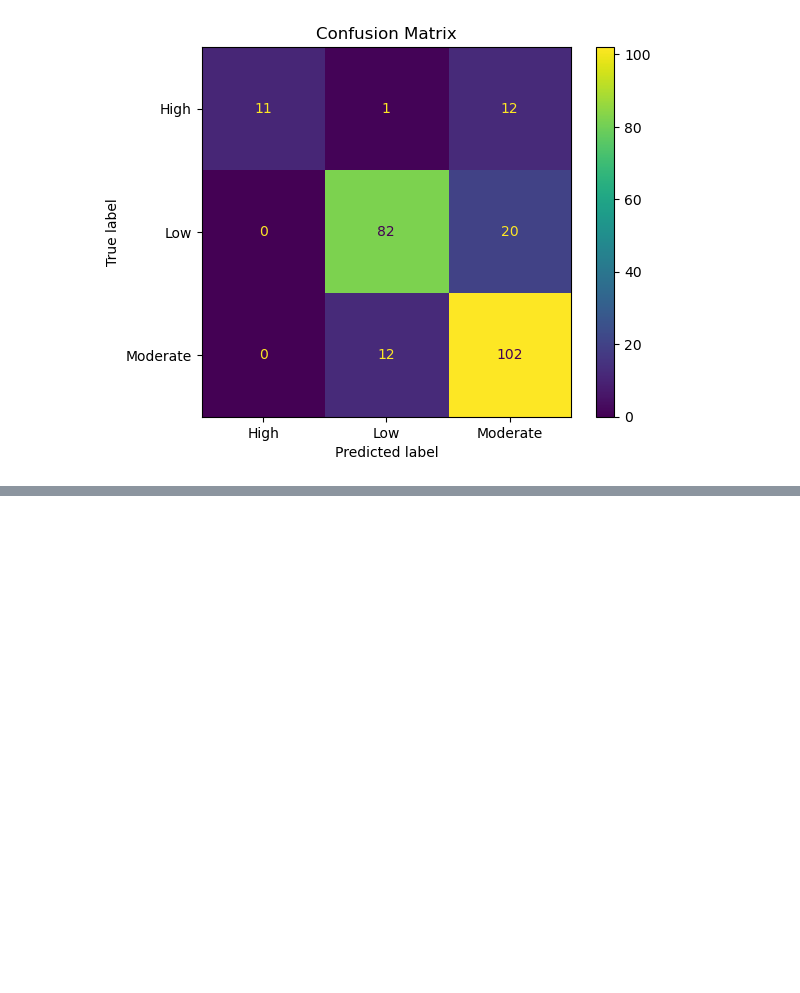
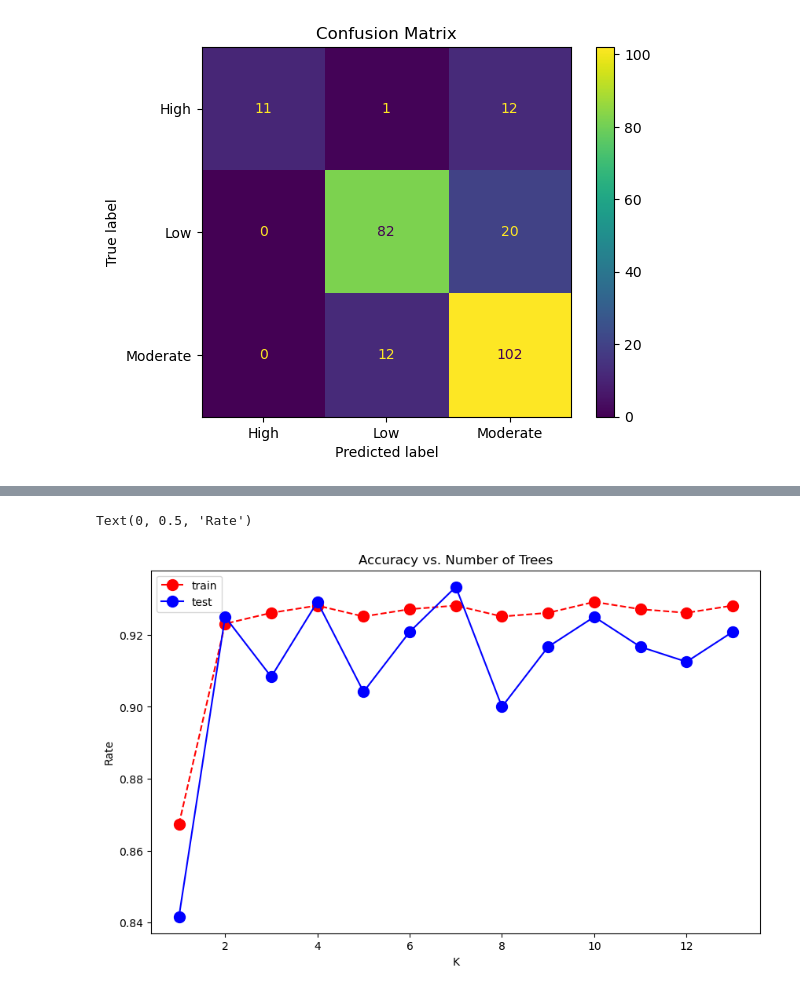
Before and after one commit to besteguney/EEE485, a Jupyter notebook: main.py.ipynb, the cells around one changed output, grey strips where cells are left out. Cells and saved outputs as stored; diff of their text form; code cells hidden in the pictures; blank space fills up the shorter version.

```diff
--- a/main.py.ipynb
+++ b/main.py.ipynb
@@ -584,0 +738,9 @@ plt.show()
+# %%
+# Specifying the number of features
+test_accur = []
+train_accur = []
+for index in range(1,14):
+    rf = RandomForest(max_depth=15, n_trees=15, n_features=index)
+    train, test = test_train_accuracy_random_forest(rf, xtrain, ytrain, xtest, ytest)
+    train_accur.append(train)
+    test_accur.append(test)
@@ -584,0 +765,13 @@ plt.show()
+# %%
+plt.figure(figsize=(10,6))
+plt.plot(range(1,14),train_accur,color='red', linestyle='dashed', marker='o',
+         markerfacecolor='red', markersize=10, label='train')
+plt.plot(range(1,14),test_accur,color='blue', marker='o',
+         markerfacecolor='blue', markersize=10, label='test')
+plt.legend()
+plt.title('Accuracy vs. Number of Trees')
+plt.xlabel('K')
+plt.ylabel('Rate')
+# %% [output]
+Text(0, 0.5, 'Rate')
+[figure, added]
```
Also changed, not shown: parts of 24 cells of this notebook, 2 other files.
